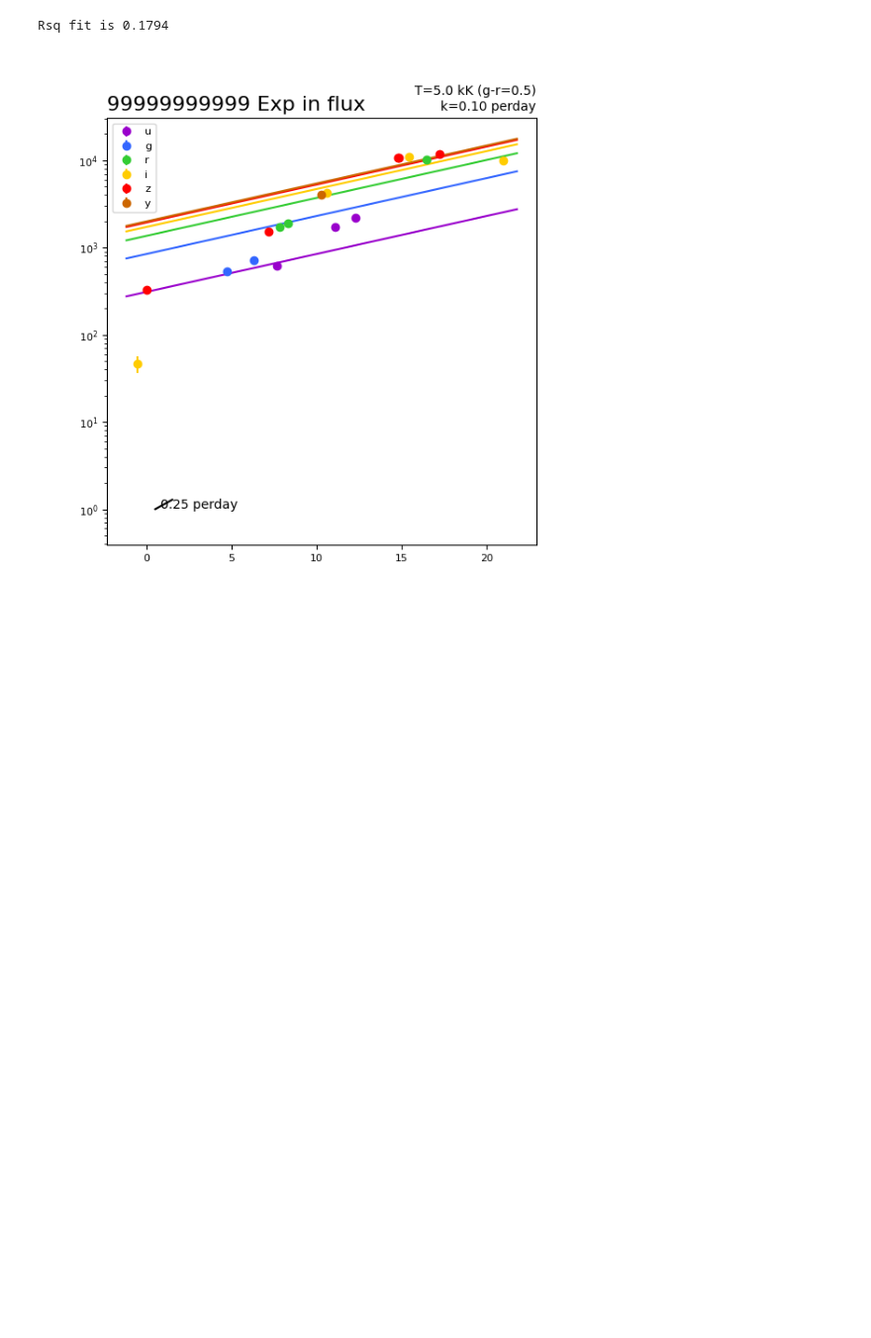
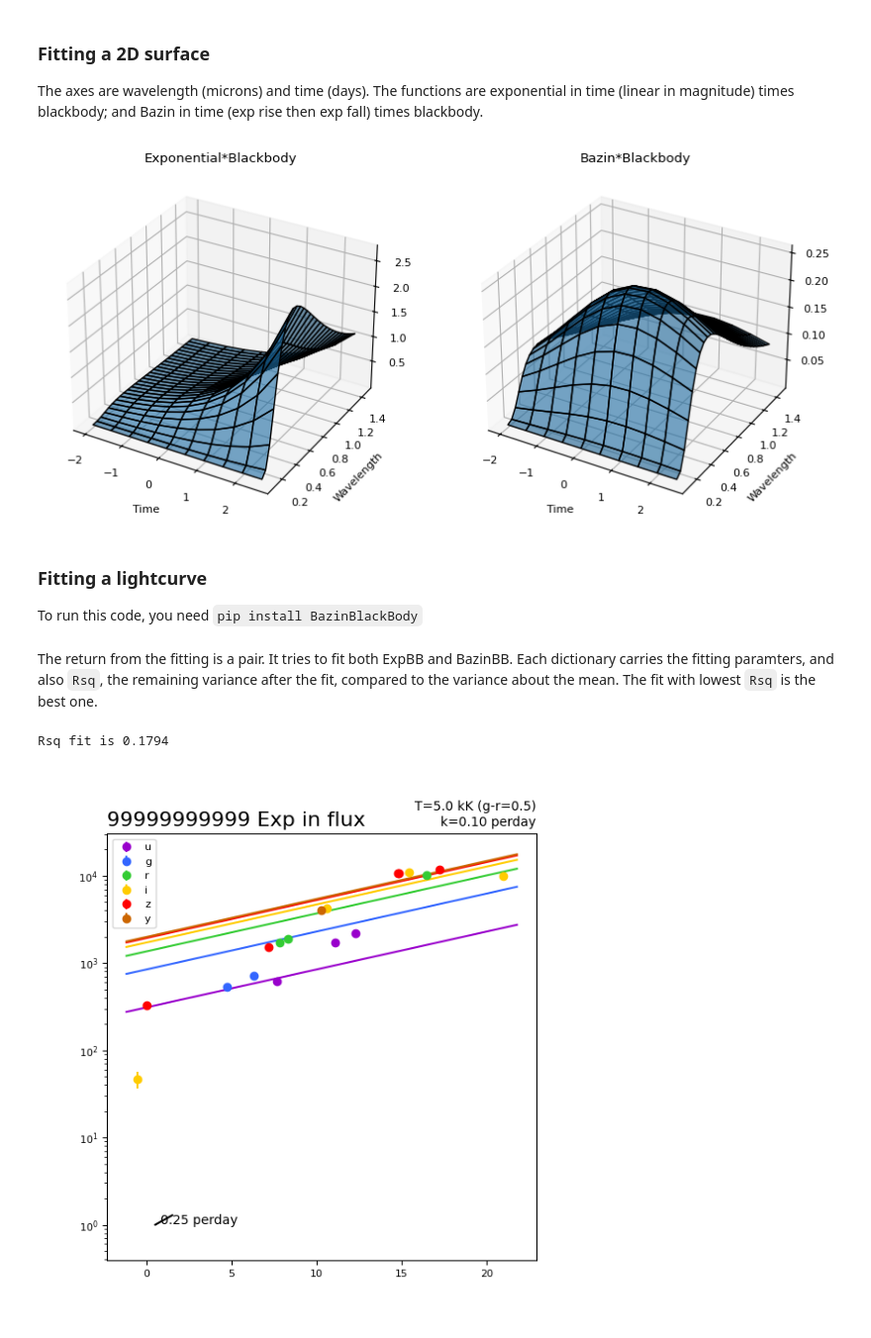
Before and after one commit to lsst-uk/lasair-examples, a Jupyter notebook: notebooks/features/6_bazinBlackBody.ipynb, the cells around one changed output. Shown at 99% size. Cells and saved outputs as stored; diff of their text form; code cells hidden in the pictures; blank space fills up the shorter version.

```diff
--- a/notebooks/features/6_bazinBlackBody.ipynb
+++ b/notebooks/features/6_bazinBlackBody.ipynb
@@ -3,3 +3,59 @@ import json, sys
 from IPython.display import Image, display
 sys.path.append('/Library/Frameworks/Python.framework/Versions/3.12/lib/python3.12/site-packages')
+# %% [markdown]
+### Fitting a 2D surface
+The axes are wavelength (microns) and time (days).
+The functions are exponential in time (linear in magnitude) times blackbody;
+and Bazin in time (exp rise then exp fall) times blackbody.
+# %%
+import numpy as np
+from mpl_toolkits.mplot3d import Axes3D
+import matplotlib.pyplot as plt
+
+T = 5   # Just choose arbitrary temperature 5,000 Kelvin
+def blackbody(wl, T):
+    hck = 14.387
+    q = np.exp(hck/(wl*T))
+    return np.power(wl, -3.0) /(q - 1)
+def bazinBB(tau, wl):
+    T = 10
+    kr = 1
+    kf = 0.3
+    ef = np.exp(-kf*tau)
+    er = np.exp(-kr*tau)
+    return blackbody(wl, T) * ef/(1+er)
+def expBB(tau, wl):
+    T = 10
+    k = 0.7
+    er = np.exp(k*tau)
+    return blackbody(wl, T) * er
+
+fig = plt.figure(figsize=(10, 6))
+ax1 = fig.add_subplot(121, projection='3d')
+ax2 = fig.add_subplot(122, projection='3d')
+ax.azim = 40
+tau = np.arange(-2, 3, 0.5)
+wl  = np.arange(0.1, 1.5, 0.05)
+Tau, Wl = np.meshgrid(tau, wl)
+
+zs = np.array(expBB(np.ravel(Tau), np.ravel(Wl)))
+Z = zs.reshape(Tau.shape)
+ax1.plot_surface(Tau, Wl, Z, edgecolors='k', alpha=.6)
+ax1.set_xlabel('Time')
+ax1.set_ylabel('Wavelength')
+ax1.set_title('Exponential*Blackbody')
+
+zs = np.array(bazinBB(np.ravel(Tau), np.ravel(Wl)))
+Z = zs.reshape(Tau.shape)
+ax2.plot_surface(Tau, Wl, Z, edgecolors='k', alpha=.6)
+ax2.set_xlabel('Time')
+ax2.set_ylabel('Wavelength')
+ax2.set_title('Bazin*Blackbody')
+
+plt.show()
+# %% [output]
+[figure, added]
+# %% [markdown]
+### Fitting a lightcurve
+To run this code, you need `pip install BazinBlackBody`
 # %%
@@ -6,6 +63,10 @@ sys.path.append('/Library/Frameworks/Python.framework/Versions/3.12/lib/python3.
 objectId = 99999999999
 file = 'json/%d.json'%objectId
 alert = json.loads(open(file).read())
+# %% [markdown]
+The return from the fitting is a pair. It tries to fit both ExpBB and BazinBB. Each dictionary carries
+the fitting paramters, and also `Rsq`, the remaining variance after the fit, compared to the variance about the mean.
+The fit with lowest `Rsq` is the best one.
 # %%
 from bazinBlackBody import BBBEngine
 BE = BBBEngine.BBB('LSST', verbose=False)
```
Also changed, not shown: parts of 3 cells of this notebook, 2 other files.
